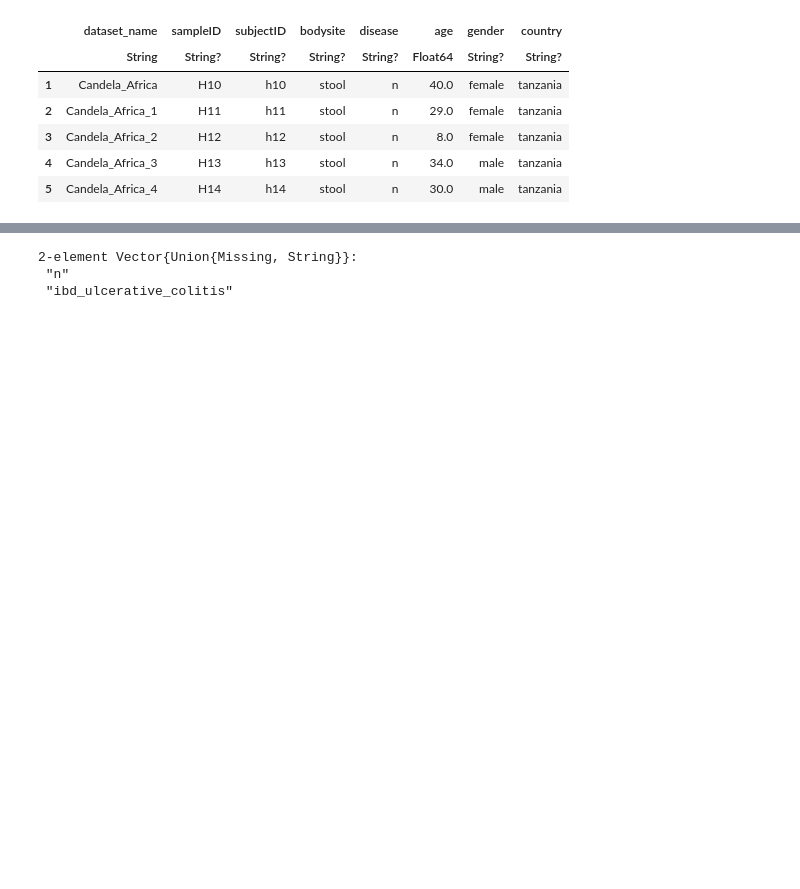
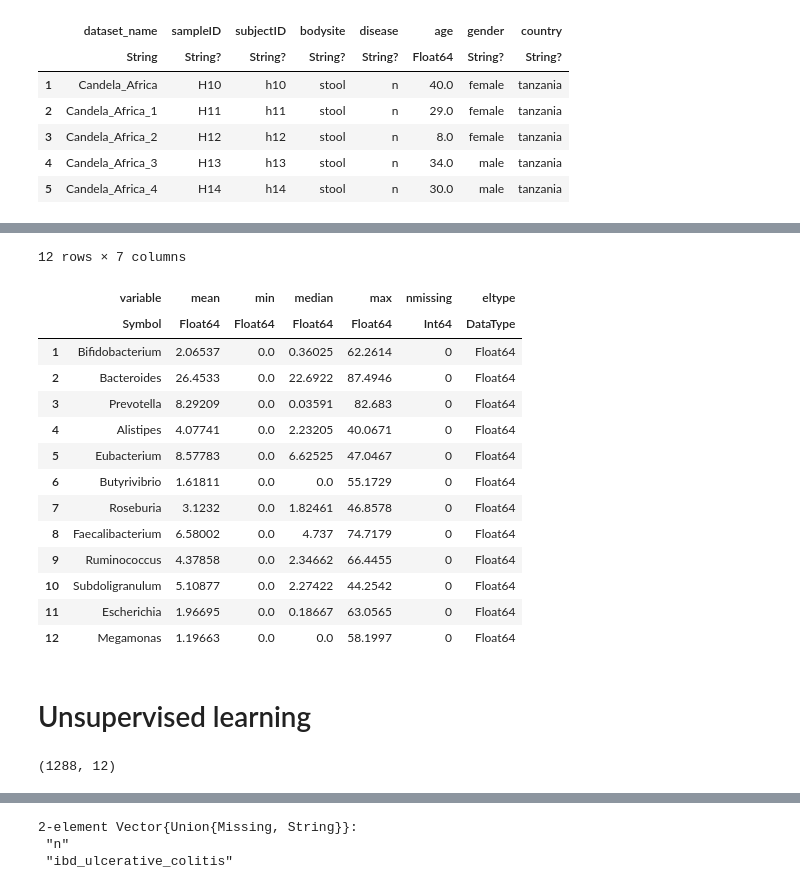
Before and after one commit to fmpds/microbiota, a Jupyter notebook: models/microbiota_analysis_julia.ipynb, the cells around one changed output, grey strips where cells are left out. Drawn from its saved outputs; the diff is of its cells as text; code cells hidden in the pictures; blank space fills up the shorter version.

```diff
--- a/models/microbiota_analysis_julia.ipynb
+++ b/models/microbiota_analysis_julia.ipynb
@@ -336,0 +453,24 @@ first(df_genus, 10)
+# %%
+describe(df_features)
+# %% [output]
+12 rows × 7 columns
+|  | variable | mean | min | median | max | nmissing | eltype |
+|  | Symbol | Float64 | Float64 | Float64 | Float64 | Int64 | DataType |
+| 1 | Bifidobacterium | 2.06537 | 0.0 | 0.36025 | 62.2614 | 0 | Float64 |
+| 2 | Bacteroides | 26.4533 | 0.0 | 22.6922 | 87.4946 | 0 | Float64 |
+| 3 | Prevotella | 8.29209 | 0.0 | 0.03591 | 82.683 | 0 | Float64 |
+| 4 | Alistipes | 4.07741 | 0.0 | 2.23205 | 40.0671 | 0 | Float64 |
+| 5 | Eubacterium | 8.57783 | 0.0 | 6.62525 | 47.0467 | 0 | Float64 |
+| 6 | Butyrivibrio | 1.61811 | 0.0 | 0.0 | 55.1729 | 0 | Float64 |
+| 7 | Roseburia | 3.1232 | 0.0 | 1.82461 | 46.8578 | 0 | Float64 |
+| 8 | Faecalibacterium | 6.58002 | 0.0 | 4.737 | 74.7179 | 0 | Float64 |
+| 9 | Ruminococcus | 4.37858 | 0.0 | 2.34662 | 66.4455 | 0 | Float64 |
+| 10 | Subdoligranulum | 5.10877 | 0.0 | 2.27422 | 44.2542 | 0 | Float64 |
+| 11 | Escherichia | 1.96695 | 0.0 | 0.18667 | 63.0565 | 0 | Float64 |
+| 12 | Megamonas | 1.19663 | 0.0 | 0.0 | 58.1997 | 0 | Float64 |
+# %% [markdown]
+# Unsupervised learning
+# %%
+size(df_features)
+# %% [output]
+(1288, 12)
```
Also changed, not shown: parts of 27 cells of this notebook.
